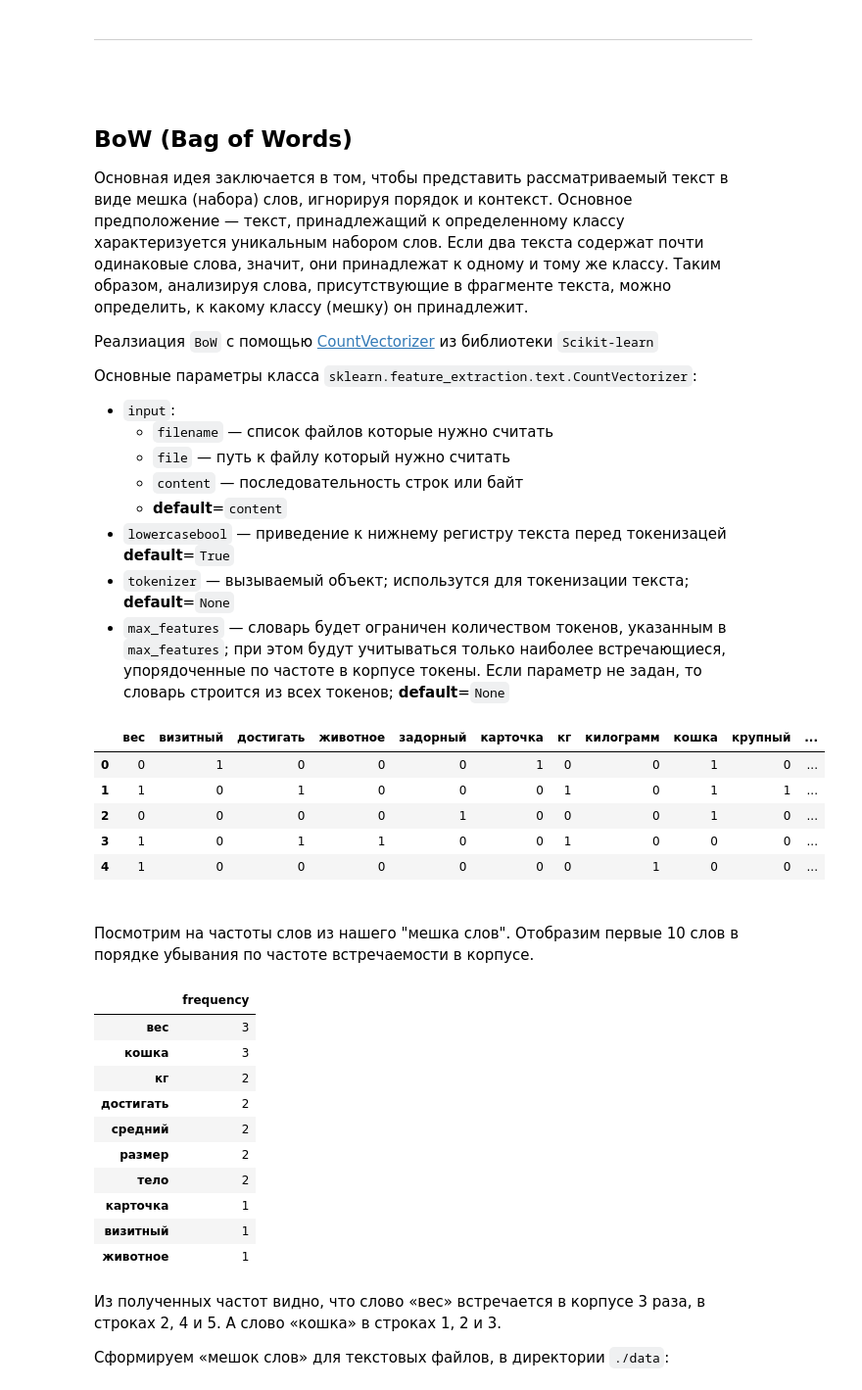
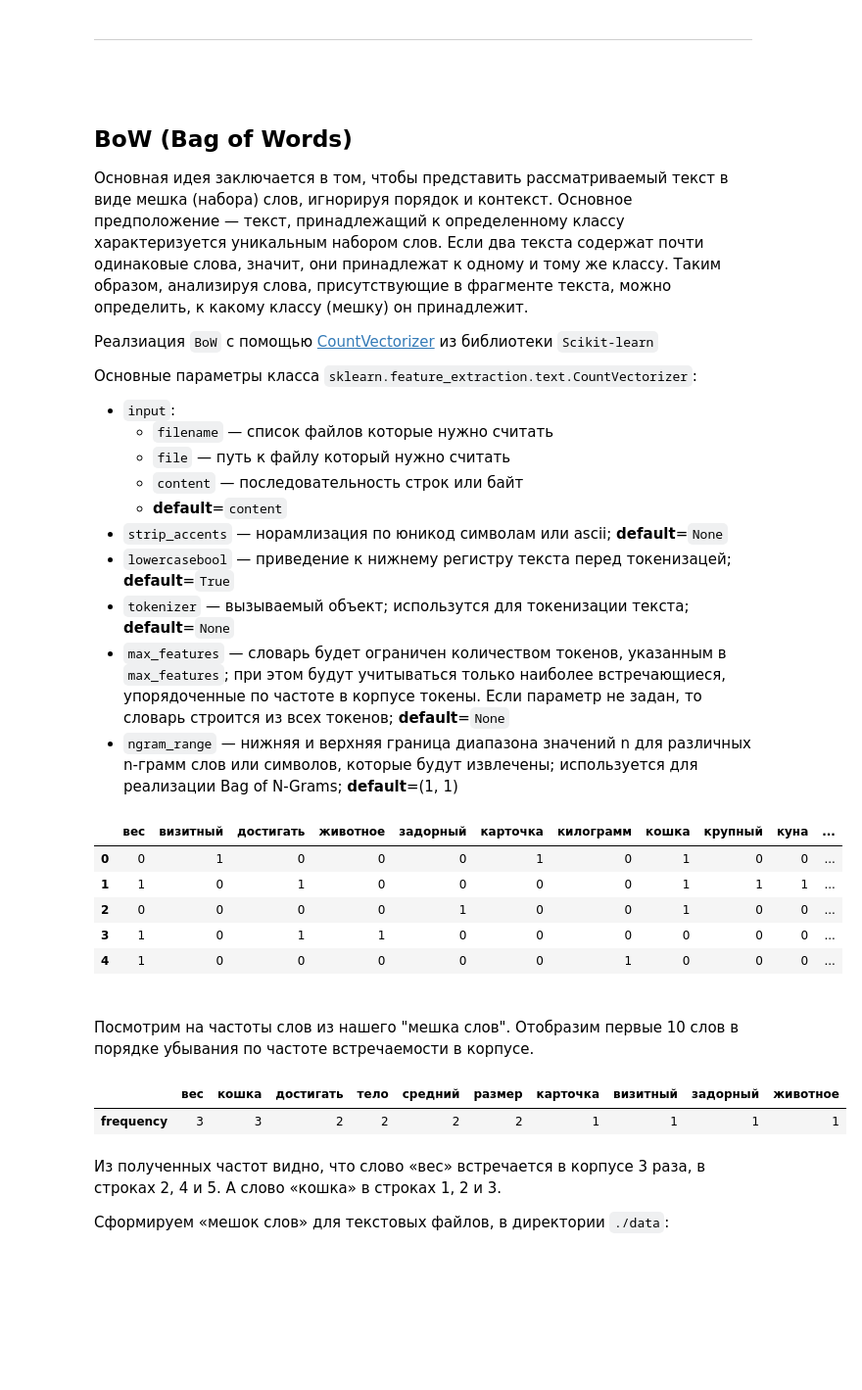
Before and after one commit to dmt-zh/nlp, a Jupyter notebook: Text Representation.ipynb, the cells around one changed output. Shown at 98% size. Drawn from its saved outputs; the diff is of its cells as text; code cells hidden in the pictures; blank space fills up the shorter version.

```diff
--- a/Text Representation.ipynb
+++ b/Text Representation.ipynb
@@ -97,6 +99,7 @@ class RussianTokenizer:
         remove_symbols: bool = True,
         normalize_whitespaces: bool = True,
         keep_stopwords: bool = False,
+        min_length: int = 1,
     ):
         if remove_numbers:
             self._remove_numbers = re_compile(r'\p{Number}')
@@ -108,8 +111,9 @@ class RussianTokenizer:
             self._normalize_whitespaces = re_compile(r'\s+')
 
         self._keep_stopwords = keep_stopwords
+        self._min_length = min_length
         self._activated_patterns = tuple(
-            (attr, value) for attr, value in self.__dict__.items() if isinstance(value, Pattern)
+            pattern for attr, pattern in self.__dict__.items() if isinstance(pattern, Pattern)
         )
 
     def __call__(
@@ -120,15 +124,14 @@ class RussianTokenizer:
         ) -> Sequence[str]:
 
         if self._activated_patterns:
-            for attr, regex_pattern in self._activated_patterns:
-                if attr == '_normalize_whitespaces':
-                    text_line = regex_pattern.sub(' ', text_line).strip()
-                else:
-                    text_line = regex_pattern.sub('', text_line).strip()
+            for regex_pattern in self._activated_patterns:
+                text_line = regex_pattern.sub(' ', text_line)
 
         tokenized_doc = ru_spacy_model(text_line)
         if self._keep_stopwords:
-            return list(token.lemma_ for token in tokenized_doc if token.lemma_)
-        return list(token.lemma_ for token in tokenized_doc if token.lemma_ and not token.is_stop)
+            return list(token.lemma_ for token in tokenized_doc if len(token.lemma_) >= self._min_length)
+        return list(token.lemma_ for token in tokenized_doc if len(token.lemma_) >= self._min_length and not token.is_stop)
 
-ru_tokenizer = RussianTokenizer()
+ru_tokenizer = RussianTokenizer(
+    min_length=3,
+)
@@ -316,9 +342,11 @@ One-Hot Encoded Representation:
     - `file` — путь к файлу который нужно считать
     - `content` — последовательность строк или байт
     - **default**=`content`
-- `lowercasebool` — приведение к нижнему регистру текста перед токенизацей **default**=`True`
+- `strip_accents` — норамлизация по юникод символам или ascii; **default**=`None`
+- `lowercasebool` — приведение к нижнему регистру текста перед токенизацей; **default**=`True`
 - `tokenizer` — вызываемый объект; использутся для токенизации текста; **default**=`None`
 - `max_features` — словарь будет ограничен количеством токенов, указанным в `max_features`; при этом будут учитываться только наиболее встречающиеся, упорядоченные по частоте в корпусе токены. Если параметр не задан, то словарь строится из всех токенов; **default**=`None`
+- `ngram_range` — нижняя и верхняя граница диапазона значений n для различных n-грамм слов или символов, которые будут извлечены; используется для реализации Bag of N-Grams; **default**=(1, 1)
 # %%
 # Проинициализируем векторизатор
 bow_vectorizer = CountVectorizer(
@@ -344,30 +372,21 @@ bow_df = pd.DataFrame(
 )
 bow_df
 # %% [output]
-|  | вес | визитный | достигать | животное | задорный | карточка | кг | килограмм | кошка | крупный | ... |
-| 0 | 0 | 1 | 0 | 0 | 0 | 1 | 0 | 0 | 1 | 0 | ... |
-| 1 | 1 | 0 | 1 | 0 | 0 | 0 | 1 | 0 | 1 | 1 | ... |
-| 2 | 0 | 0 | 0 | 0 | 1 | 0 | 0 | 0 | 1 | 0 | ... |
-| 3 | 1 | 0 | 1 | 1 | 0 | 0 | 1 | 0 | 0 | 0 | ... |
-| 4 | 1 | 0 | 0 | 0 | 0 | 0 | 0 | 1 | 0 | 0 | ... |
+|  | вес | визитный | достигать | животное | задорный | карточка | килограмм | кошка | крупный | куна | ... |
+| 0 | 0 | 1 | 0 | 0 | 0 | 1 | 0 | 1 | 0 | 0 | ... |
+| 1 | 1 | 0 | 1 | 0 | 0 | 0 | 0 | 1 | 1 | 1 | ... |
+| 2 | 0 | 0 | 0 | 0 | 1 | 0 | 0 | 1 | 0 | 0 | ... |
+| 3 | 1 | 0 | 1 | 1 | 0 | 0 | 0 | 0 | 0 | 0 | ... |
+| 4 | 1 | 0 | 0 | 0 | 0 | 0 | 1 | 0 | 0 | 0 | ... |
 # %% [markdown]
 <br>
 
 Посмотрим на частоты слов из нашего "мешка слов". Отобразим первые 10 слов в порядке убывания по частоте встречаемости в корпусе.
 # %%
-bow_df.sum(axis=0).to_frame(name='frequency').sort_values('frequency', ascending=False).head(10)
+bow_df.sum(axis=0).to_frame(name='frequency').sort_values('frequency', ascending=False).head(10).T
 # %% [output]
-|  | frequency |
-| вес | 3 |
-| кошка | 3 |
-| кг | 2 |
-| достигать | 2 |
-| средний | 2 |
-| размер | 2 |
-| тело | 2 |
-| карточка | 1 |
-| визитный | 1 |
-| животное | 1 |
+|  | вес | кошка | достигать | тело | средний | размер | карточка | визитный | задорный | животное |
+| frequency | 3 | 3 | 2 | 2 | 2 | 2 | 1 | 1 | 1 | 1 |
 # %% [markdown]
 Из полученных частот видно, что слово «вес» встречается в корпусе 3 раза, в строках 2, 4 и 5. А слово «кошка» в строках 1, 2 и 3.
 
```
Also changed, not shown: parts of 21 cells of this notebook, 6 other files.
